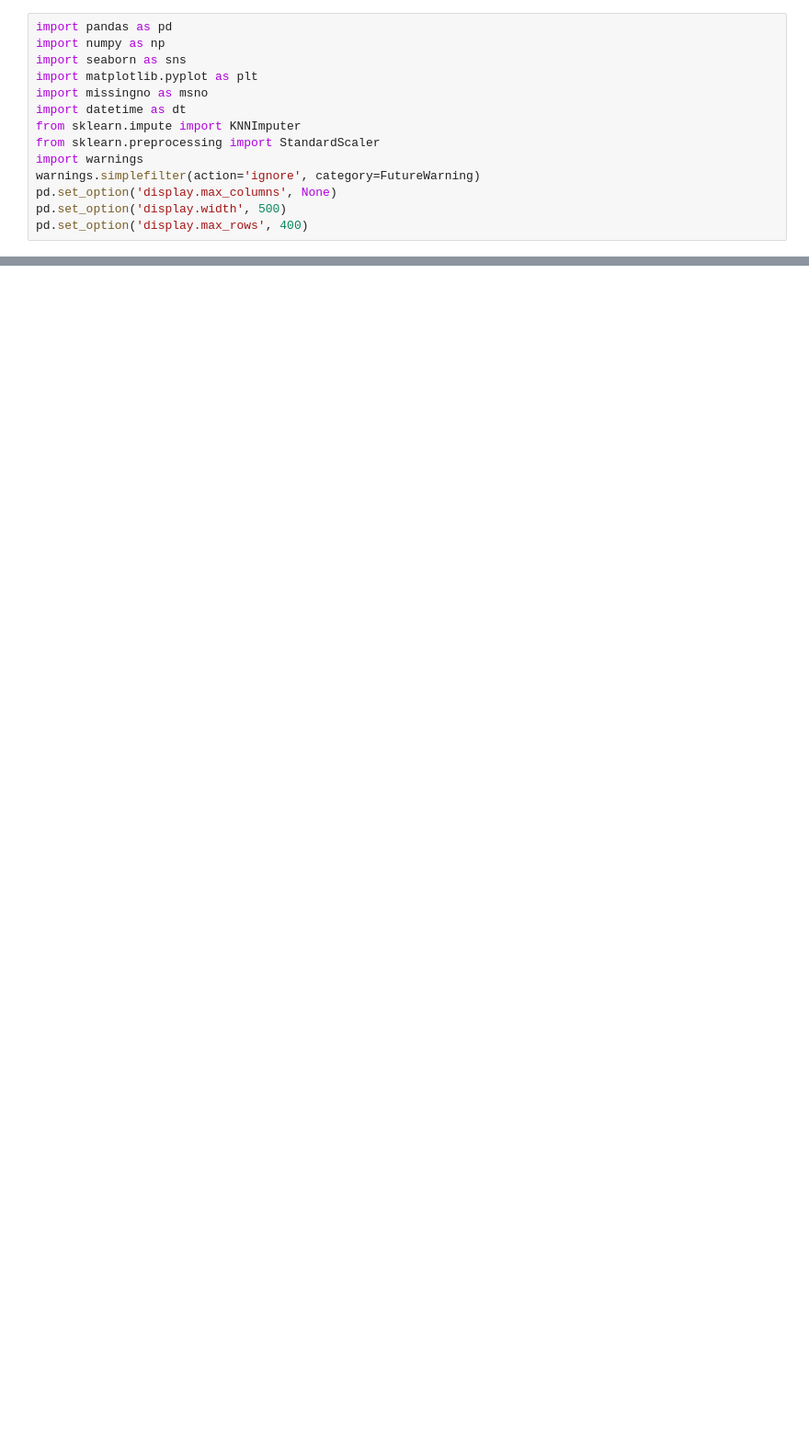
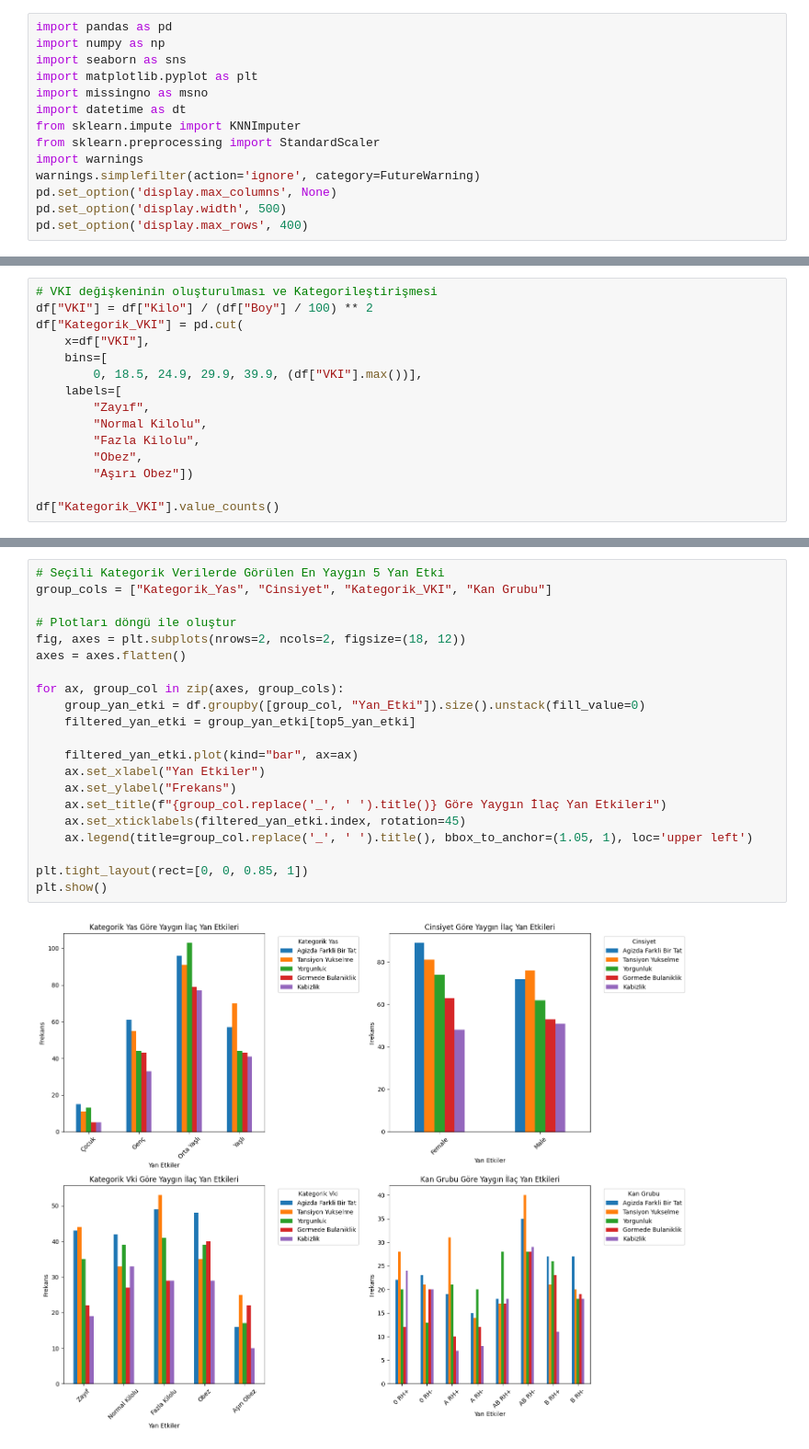
Before and after one commit to Erayymsk/Pusula_Berk_Eray_Yumusak, a Jupyter notebook: Case_Notebook.ipynb, the cells around one changed output, grey strips where cells are left out. Shown at 92% size. Cells and saved outputs as stored; diff of their text form; blank space fills up the shorter version.

Commit message:
Colab kullanılarak oluşturuldu

```diff
--- a/Case_Notebook.ipynb
+++ b/Case_Notebook.ipynb
@@ -25,0 +338,15 @@ HTTPError: HTTP Error 404: Not Found
+# %%
+# VKI değişkeninin oluşturulması ve Kategorileştirişmesi
+df["VKI"] = df["Kilo"] / (df["Boy"] / 100) ** 2
+df["Kategorik_VKI"] = pd.cut(
+    x=df["VKI"],
+    bins=[
+        0, 18.5, 24.9, 29.9, 39.9, (df["VKI"].max())],
+    labels=[
+        "Zayıf",
+        "Normal Kilolu",
+        "Fazla Kilolu",
+        "Obez",
+        "Aşırı Obez"])
+
+df["Kategorik_VKI"].value_counts()
@@ -25,0 +361,23 @@ HTTPError: HTTP Error 404: Not Found
+# %%
+# Seçili Kategorik Verilerde Görülen En Yaygın 5 Yan Etki
+group_cols = ["Kategorik_Yas", "Cinsiyet", "Kategorik_VKI", "Kan Grubu"]
+
+# Plotları döngü ile oluştur
+fig, axes = plt.subplots(nrows=2, ncols=2, figsize=(18, 12))
+axes = axes.flatten()
+
+for ax, group_col in zip(axes, group_cols):
+    group_yan_etki = df.groupby([group_col, "Yan_Etki"]).size().unstack(fill_value=0)
+    filtered_yan_etki = group_yan_etki[top5_yan_etki]
+
+    filtered_yan_etki.plot(kind="bar", ax=ax)
+    ax.set_xlabel("Yan Etkiler")
+    ax.set_ylabel("Frekans")
+    ax.set_title(f"{group_col.replace('_', ' ').title()} Göre Yaygın İlaç Yan Etkileri")
+    ax.set_xticklabels(filtered_yan_etki.index, rotation=45)
+    ax.legend(title=group_col.replace('_', ' ').title(), bbox_to_anchor=(1.05, 1), loc='upper left')
+
+plt.tight_layout(rect=[0, 0, 0.85, 1])
+plt.show()
+# %% [output]
+[figure, added]
```
Also changed, not shown: parts of 29 cells of this notebook.
